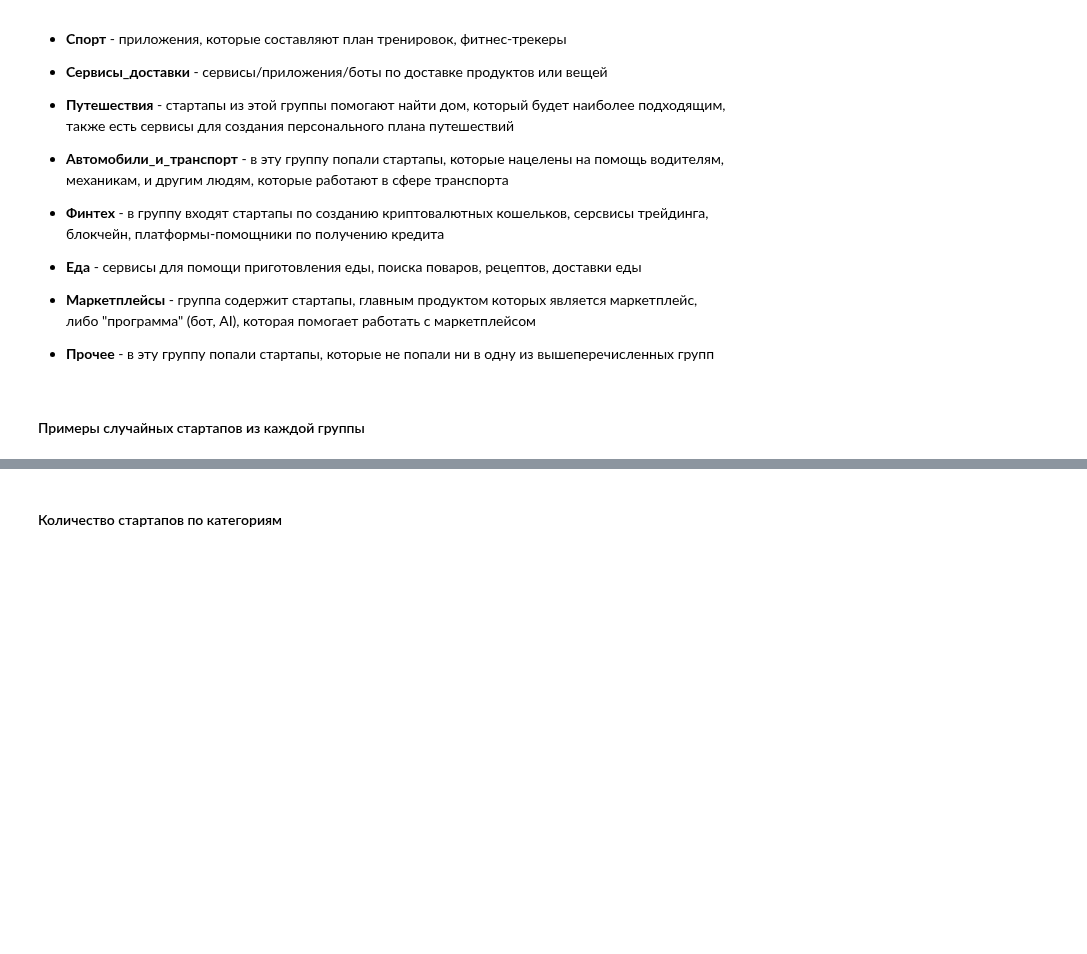
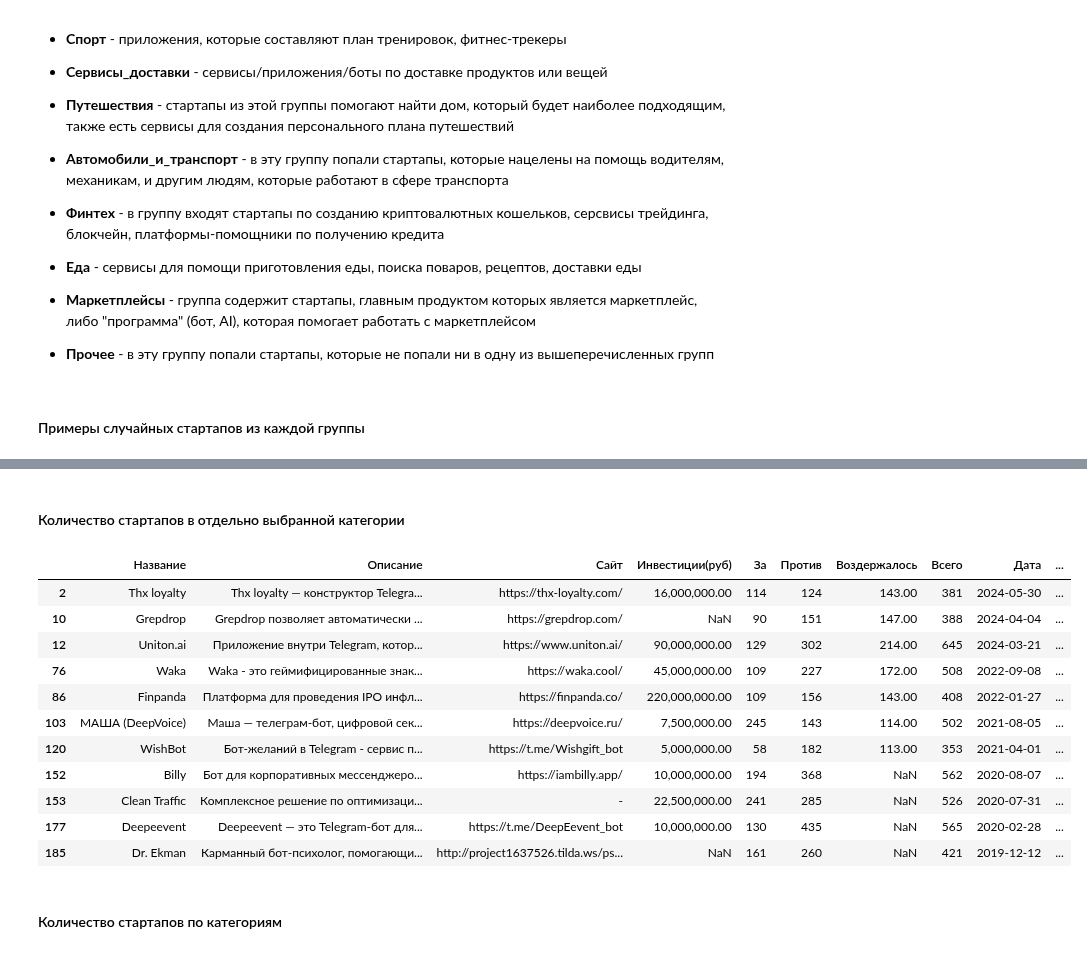
Before and after one commit to panchill/Startup-analytics, a Jupyter notebook: Startup_analytics.ipynb, the cells around one changed output, grey strips where cells are left out. Saved outputs shown, nothing was run; the diff lists cells and outputs as text; code cells hidden in the pictures; blank space fills up the shorter version.

```diff
--- a/Startup_analytics.ipynb
+++ b/Startup_analytics.ipynb
@@ -149,3 +147,20 @@ random_startups_df
+# %% [markdown]
+#### Количество стартапов в отдельно выбранной категории
+# %%
+df[df['Категория'].str.contains('Telegram', na=False)]
+# %% [output]
+|  | Название | Описание | Сайт | Инвестиции(руб) | За | Против | Воздержалось | Всего | Дата | ... |
+| 2 | Thx loyalty | Thx loyalty — конструктор Telegra... | https://thx-loyalty.com/ | 16,000,000.00 | 114 | 124 | 143.00 | 381 | 2024-05-30 | ... |
+| 10 | Grepdrop | Grepdrop позволяет автоматически ... | https://grepdrop.com/ | NaN | 90 | 151 | 147.00 | 388 | 2024-04-04 | ... |
+| 12 | Uniton.ai | Приложение внутри Telegram, котор... | https://www.uniton.ai/ | 90,000,000.00 | 129 | 302 | 214.00 | 645 | 2024-03-21 | ... |
+| 76 | Waka | Waka - это геймифицированные знак... | https://waka.cool/ | 45,000,000.00 | 109 | 227 | 172.00 | 508 | 2022-09-08 | ... |
+| 86 | Finpanda | Платформа для проведения IPO инфл... | https://finpanda.co/ | 220,000,000.00 | 109 | 156 | 143.00 | 408 | 2022-01-27 | ... |
+| 103 | МАША (DeepVoice) | Маша — телеграм-бот, цифровой сек... | https://deepvoice.ru/ | 7,500,000.00 | 245 | 143 | 114.00 | 502 | 2021-08-05 | ... |
+| 120 | WishBot | Бот-желаний в Telegram - сервис п... | https://t.me/Wishgift_bot | 5,000,000.00 | 58 | 182 | 113.00 | 353 | 2021-04-01 | ... |
+| 152 | Billy | Бот для корпоративных мессенджеро... | https://iambilly.app/ | 10,000,000.00 | 194 | 368 | NaN | 562 | 2020-08-07 | ... |
+| 153 | Clean Traffic | Комплексное решение по оптимизаци... | - | 22,500,000.00 | 241 | 285 | NaN | 526 | 2020-07-31 | ... |
+| 177 | Deepeevent | Deepeevent — это Telegram-бот для... | https://t.me/DeepEevent_bot | 10,000,000.00 | 130 | 435 | NaN | 565 | 2020-02-28 | ... |
+| 185 | Dr. Ekman | Карманный бот-психолог, помогающи... | http://project1637526.tilda.ws/ps... | NaN | 161 | 260 | NaN | 421 | 2019-12-12 | ... |
 # %% [markdown]
 #### Количество стартапов по категориям
 # %%
```
Also changed, not shown: parts of 5 cells of this notebook.
